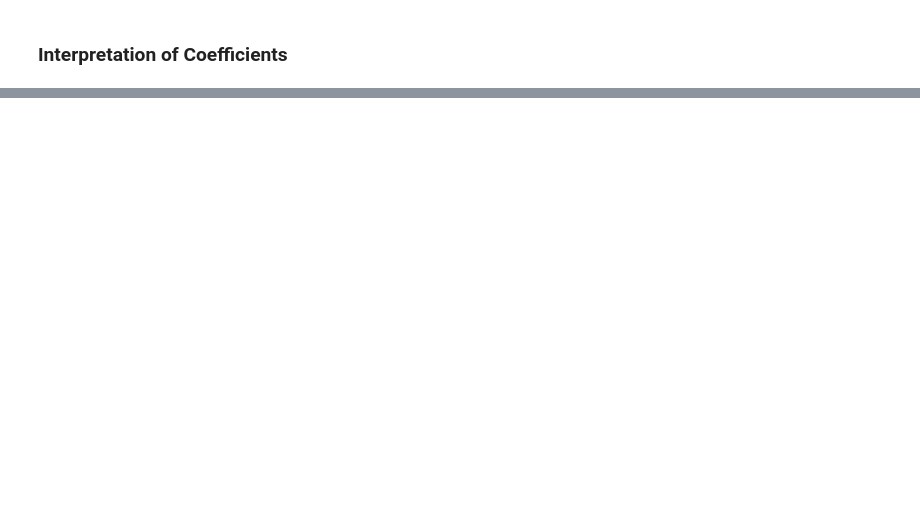
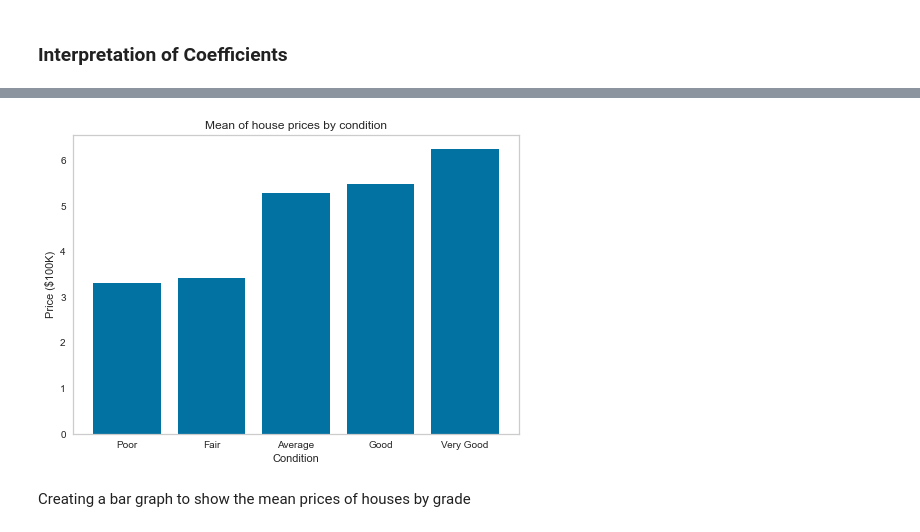
Before and after one commit to aliceagrawal/King-County-House-Sales, a Jupyter notebook: Modeling and Visualizations.ipynb, the cells around one changed output, grey strips where cells are left out. Saved outputs shown, nothing was run; the diff lists cells and outputs as text; code cells hidden in the pictures; blank space fills up the shorter version.

```diff
--- a/Model Building.ipynb
+++ b/Modeling and Visualizations.ipynb
@@ -728,0 +849,4 @@ strong multicollinearity or other numerical problems.
+# %%
+means_condition = merged_king_data.groupby('condition')['price'].mean()
+means_condition = means_condition/100000
+means_condition
@@ -728,0 +861,15 @@ strong multicollinearity or other numerical problems.
+# %%
+fig = plt.figure()
+conditions = ['Poor','Fair','Average','Good','Very Good']
+
+plt.bar(conditions,sorted(means_condition))
+plt.title('Mean of house prices by condition')
+plt.xlabel('Condition')
+plt.ylabel('Price ($100K)')
+plt.grid(False)
+plt.savefig('./Images/Condtions_bar.png',dpi=200)
+plt.savefig('./images/Conditions_bar.jpeg', dpi=200);
+# %% [output]
+[figure, added]
+# %% [markdown]
+Creating a bar graph to show the mean prices of houses by grade
```
Also changed, not shown: parts of 20 cells of this notebook, 13 other files.
